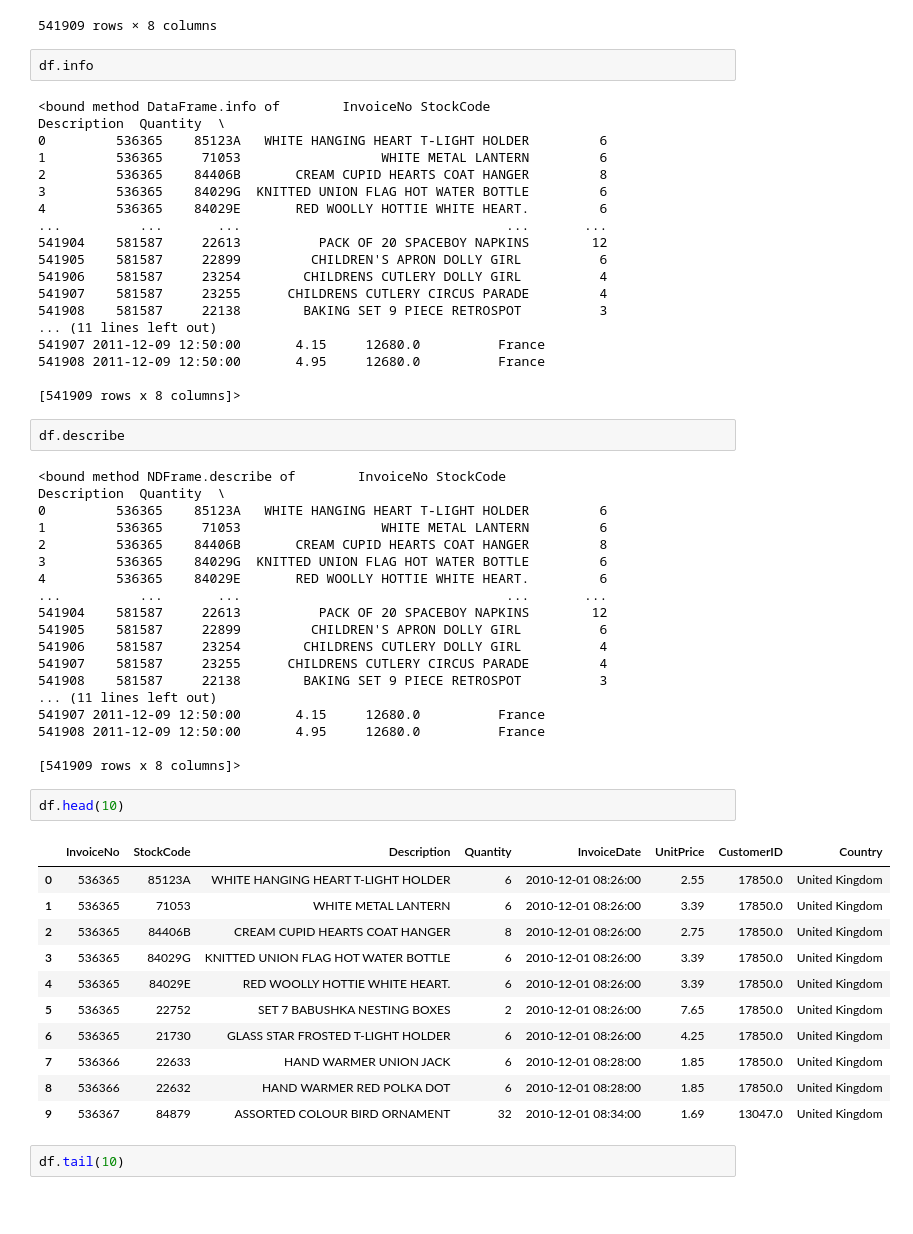
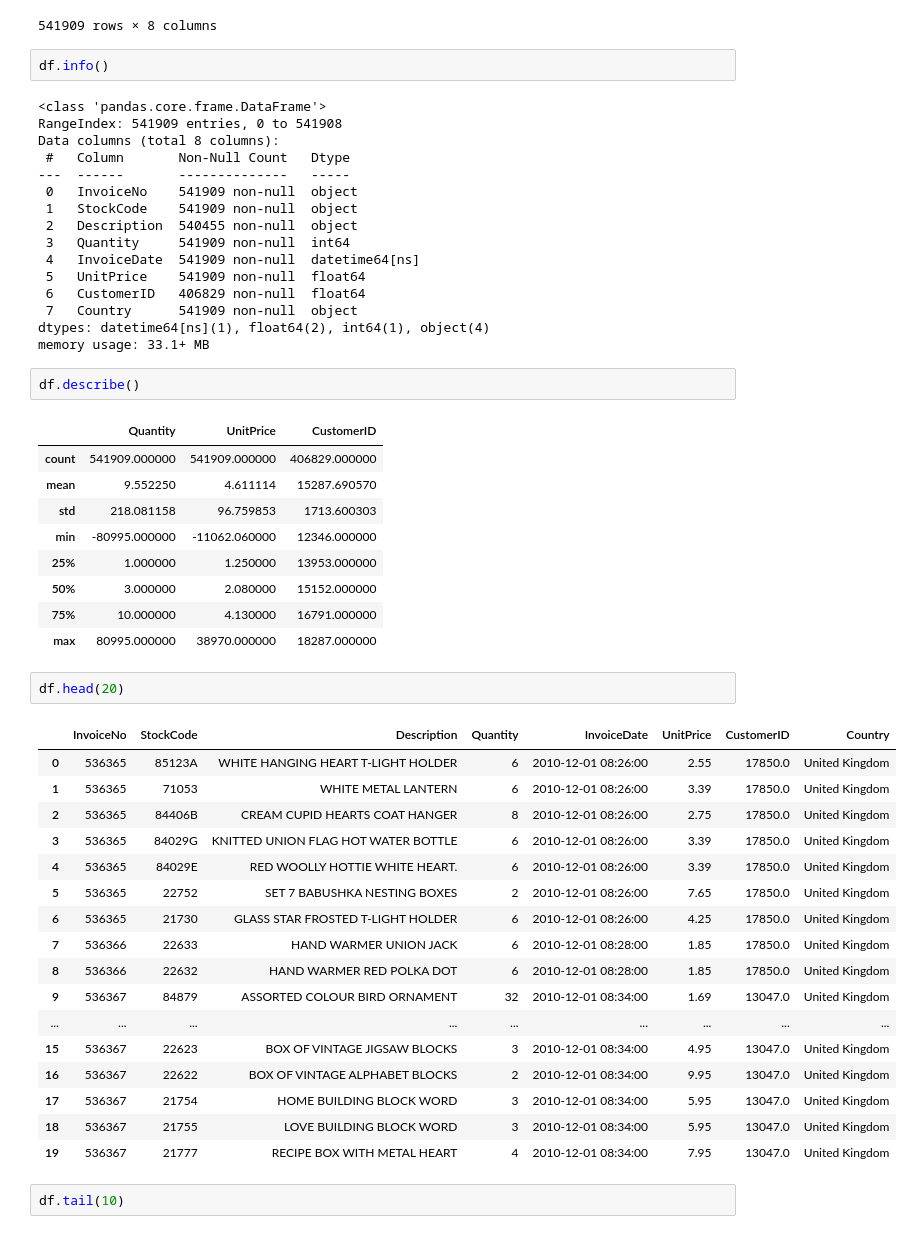
Before and after one commit to sambhajizambre/Project, a Jupyter notebook: Capstone Project 1-propensity model.ipynb, the cells around one changed output. Saved outputs shown, nothing was run; the diff lists cells and outputs as text; blank space fills up the shorter version.

```diff
--- a/Capstone Project 1-propensity model.ipynb
+++ b/Capstone Project 1-propensity model.ipynb
@@ -24,59 +24,55 @@ df
 | 541908 | 581587 | 22138 | BAKING SET 9 PIECE RETROSPOT | 3 | 2011-12-09 12:50:00 | 4.95 | 12680.0 | France |
 541909 rows × 8 columns
 # %%
-df.info
+df.info()
 # %% [output]
-<bound method DataFrame.info of        InvoiceNo StockCode                          Description  Quantity  \
-0         536365    85123A   WHITE HANGING HEART T-LIGHT HOLDER         6
-1         536365     71053                  WHITE METAL LANTERN         6
-2         536365    84406B       CREAM CUPID HEARTS COAT HANGER         8
-3         536365    84029G  KNITTED UNION FLAG HOT WATER BOTTLE         6
-4         536365    84029E       RED WOOLLY HOTTIE WHITE HEART.         6
-...          ...       ...                                  ...       ...
-541904    581587     22613          PACK OF 20 SPACEBOY NAPKINS        12
-541905    581587     22899         CHILDREN'S APRON DOLLY GIRL          6
-541906    581587     23254        CHILDRENS CUTLERY DOLLY GIRL          4
-541907    581587     23255      CHILDRENS CUTLERY CIRCUS PARADE         4
-541908    581587     22138        BAKING SET 9 PIECE RETROSPOT          3
-... (11 lines left out)
-541907 2011-12-09 12:50:00       4.15     12680.0          France
-541908 2011-12-09 12:50:00       4.95     12680.0          France
-
-[541909 rows x 8 columns]>
+<class 'pandas.core.frame.DataFrame'>
+RangeIndex: 541909 entries, 0 to 541908
+Data columns (total 8 columns):
+ #   Column       Non-Null Count   Dtype
+---  ------       --------------   -----
+ 0   InvoiceNo    541909 non-null  object
+ 1   StockCode    541909 non-null  object
+ 2   Description  540455 non-null  object
+ 3   Quantity     541909 non-null  int64
+ 4   InvoiceDate  541909 non-null  datetime64[ns]
+ 5   UnitPrice    541909 non-null  float64
+ 6   CustomerID   406829 non-null  float64
+ 7   Country      541909 non-null  object
+dtypes: datetime64[ns](1), float64(2), int64(1), object(4)
+memory usage: 33.1+ MB
 # %%
-df.describe
+df.describe()
 # %% [output]
-<bound method NDFrame.describe of        InvoiceNo StockCode                          Description  Quantity  \
-0         536365    85123A   WHITE HANGING HEART T-LIGHT HOLDER         6
-1         536365     71053                  WHITE METAL LANTERN         6
-2         536365    84406B       CREAM CUPID HEARTS COAT HANGER         8
-3         536365    84029G  KNITTED UNION FLAG HOT WATER BOTTLE         6
-4         536365    84029E       RED WOOLLY HOTTIE WHITE HEART.         6
-...          ...       ...                                  ...       ...
-541904    581587     22613          PACK OF 20 SPACEBOY NAPKINS        12
-541905    581587     22899         CHILDREN'S APRON DOLLY GIRL          6
-541906    581587     23254        CHILDRENS CUTLERY DOLLY GIRL          4
-541907    581587     23255      CHILDRENS CUTLERY CIRCUS PARADE         4
-541908    581587     22138        BAKING SET 9 PIECE RETROSPOT          3
-... (11 lines left out)
-541907 2011-12-09 12:50:00       4.15     12680.0          France
-541908 2011-12-09 12:50:00       4.95     12680.0          France
-
-[541909 rows x 8 columns]>
+|  | Quantity | UnitPrice | CustomerID |
+| count | 541909.000000 | 541909.000000 | 406829.000000 |
+| mean | 9.552250 | 4.611114 | 15287.690570 |
+| std | 218.081158 | 96.759853 | 1713.600303 |
+| min | -80995.000000 | -11062.060000 | 12346.000000 |
+| 25% | 1.000000 | 1.250000 | 13953.000000 |
+| 50% | 3.000000 | 2.080000 | 15152.000000 |
+| 75% | 10.000000 | 4.130000 | 16791.000000 |
+| max | 80995.000000 | 38970.000000 | 18287.000000 |
 # %%
-df.head(10)
+df.head(20)
 # %% [output]
 |  | InvoiceNo | StockCode | Description | Quantity | InvoiceDate | UnitPrice | CustomerID | Country |
 | 0 | 536365 | 85123A | WHITE HANGING HEART T-LIGHT HOLDER | 6 | 2010-12-01 08:26:00 | 2.55 | 17850.0 | United Kingdom |
 | 1 | 536365 | 71053 | WHITE METAL LANTERN | 6 | 2010-12-01 08:26:00 | 3.39 | 17850.0 | United Kingdom |
 | 2 | 536365 | 84406B | CREAM CUPID HEARTS COAT HANGER | 8 | 2010-12-01 08:26:00 | 2.75 | 17850.0 | United Kingdom |
 | 3 | 536365 | 84029G | KNITTED UNION FLAG HOT WATER BOTTLE | 6 | 2010-12-01 08:26:00 | 3.39 | 17850.0 | United Kingdom |
 | 4 | 536365 | 84029E | RED WOOLLY HOTTIE WHITE HEART. | 6 | 2010-12-01 08:26:00 | 3.39 | 17850.0 | United Kingdom |
 | 5 | 536365 | 22752 | SET 7 BABUSHKA NESTING BOXES | 2 | 2010-12-01 08:26:00 | 7.65 | 17850.0 | United Kingdom |
 | 6 | 536365 | 21730 | GLASS STAR FROSTED T-LIGHT HOLDER | 6 | 2010-12-01 08:26:00 | 4.25 | 17850.0 | United Kingdom |
 | 7 | 536366 | 22633 | HAND WARMER UNION JACK | 6 | 2010-12-01 08:28:00 | 1.85 | 17850.0 | United Kingdom |
 | 8 | 536366 | 22632 | HAND WARMER RED POLKA DOT | 6 | 2010-12-01 08:28:00 | 1.85 | 17850.0 | United Kingdom |
 | 9 | 536367 | 84879 | ASSORTED COLOUR BIRD ORNAMENT | 32 | 2010-12-01 08:34:00 | 1.69 | 13047.0 | United Kingdom |
+| ... | ... | ... | ... | ... | ... | ... | ... | ... |
+| 15 | 536367 | 22623 | BOX OF VINTAGE JIGSAW BLOCKS | 3 | 2010-12-01 08:34:00 | 4.95 | 13047.0 | United Kingdom |
+| 16 | 536367 | 22622 | BOX OF VINTAGE ALPHABET BLOCKS | 2 | 2010-12-01 08:34:00 | 9.95 | 13047.0 | United Kingdom |
+| 17 | 536367 | 21754 | HOME BUILDING BLOCK WORD | 3 | 2010-12-01 08:34:00 | 5.95 | 13047.0 | United Kingdom |
+| 18 | 536367 | 21755 | LOVE BUILDING BLOCK WORD | 3 | 2010-12-01 08:34:00 | 5.95 | 13047.0 | United Kingdom |
+| 19 | 536367 | 21777 | RECIPE BOX WITH METAL HEART | 4 | 2010-12-01 08:34:00 | 7.95 | 13047.0 | United Kingdom |
 # %%
 df.tail(10)
 # %% [output]
```
Also changed, not shown: parts of 8 cells of this notebook.
